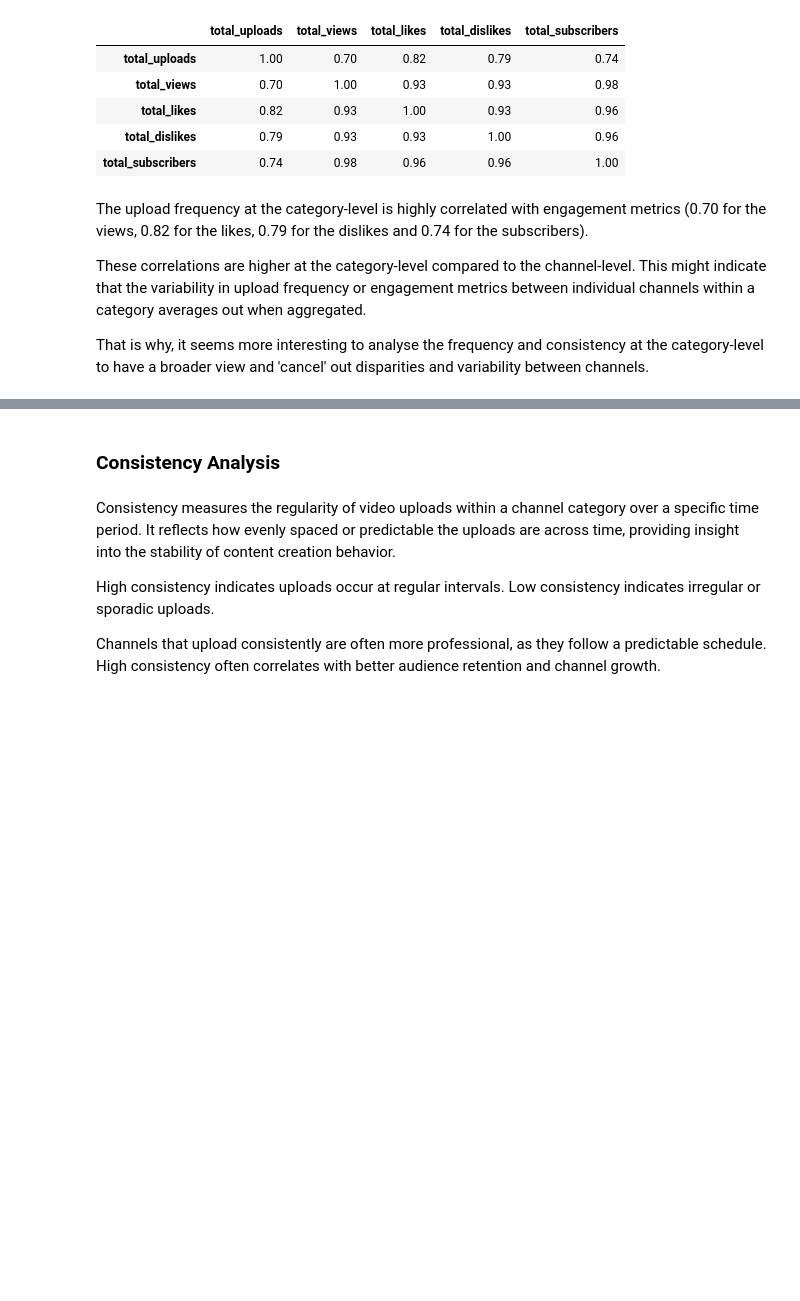
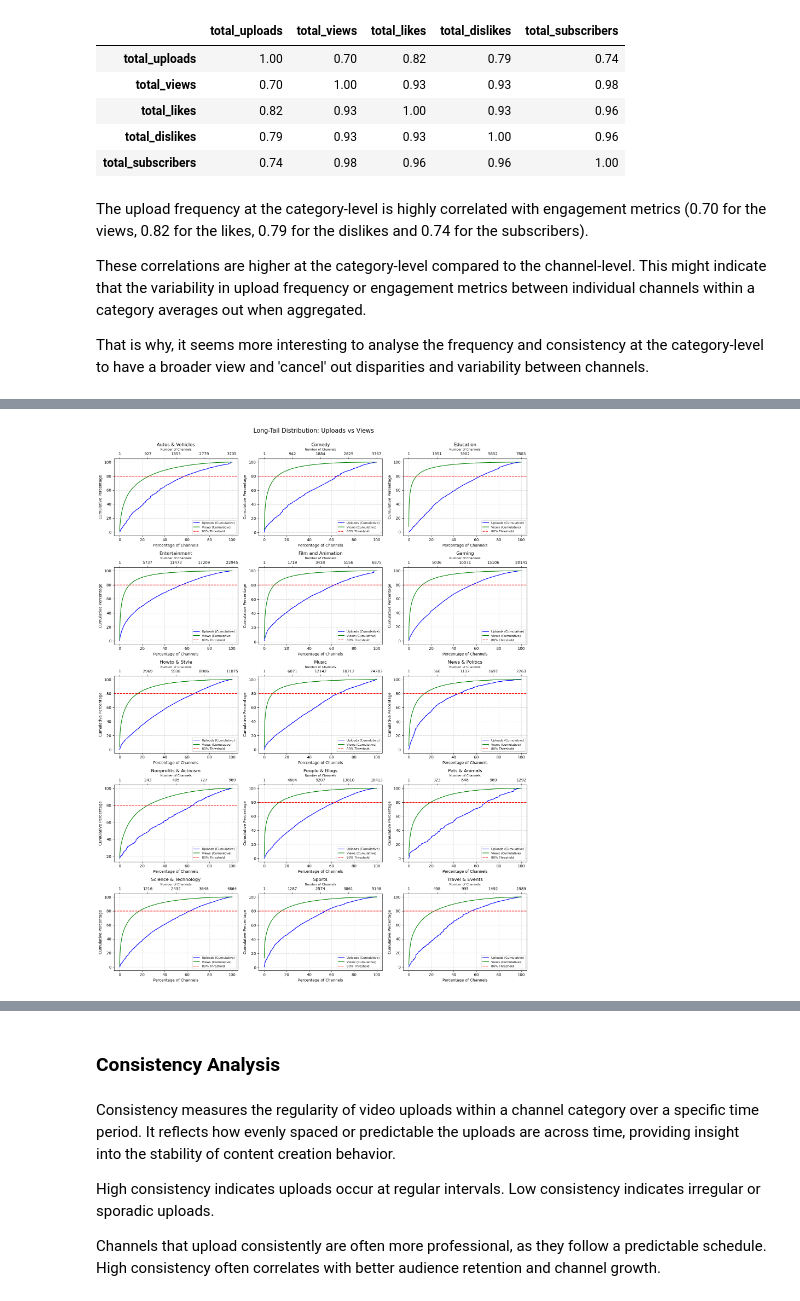
Before and after one commit to epfl-ada/ada-2024-project-panada, a Jupyter notebook: YouTube_Content_Analysis.ipynb, the cells around one changed output, grey strips where cells are left out. Drawn from its saved outputs; the diff is of its cells as text; code cells hidden in the pictures; blank space fills up the shorter version.

Commit message:
finished long-tail analysis

```diff
--- a/YouTube_Content_Analysis.ipynb
+++ b/YouTube_Content_Analysis.ipynb
@@ -559,0 +564,85 @@ Assess whether the majority of uploads come from a few dominant channels or if t
+# %%
+# Step 1: Aggregate data per channel
+channel_contribution = channel_video_data.groupby(['channel_category', 'channel_id']).agg({
+    'upload_date': 'count',    # Total uploads per channel
+    'view_count': 'sum'        # Total views per channel
+}).reset_index()
+
+channel_contribution.rename(columns={
+    'upload_date': 'total_uploads',
+    'view_count': 'total_views'
+}, inplace=True)
+
+# Step 2: Normalize within each category
+channel_contribution['upload_percentage'] = channel_contribution.groupby('channel_category')['total_uploads'].transform(lambda x: x / x.sum() * 100)
+channel_contribution['view_percentage'] = channel_contribution.groupby('channel_category')['total_views'].transform(lambda x: x / x.sum() * 100)
+
+import matplotlib.pyplot as plt
+import numpy as np
+
+# Assuming `channel_contribution` dataframe exists
+categories = channel_contribution['channel_category'].unique()
+
+# Calculate the number of rows needed for 2-column layout
+n_cols = 3
+n_rows = int(np.ceil(len(categories) / n_cols))
+
+# Create a figure with subplots
+fig, axes = plt.subplots(
+    nrows=n_rows,
+    ncols=n_cols,
+    figsize=(16, n_rows * 4),  # Adjust height dynamically
+    sharex=False,
+    sharey=False
+)
+
+# Flatten axes for easy indexing
+axes = axes.flatten()
+
+for i, category in enumerate(categories):
+    # Filter and sort the subset
+    subset = channel_contribution[channel_contribution['channel_category'] == category]
+    subset = subset.sort_values(by='view_percentage', ascending=False).reset_index()
+
+    # Calculate cumulative percentages
+    cumulative_uploads = subset['upload_percentage'].cumsum()
+    cumulative_views = subset['view_percentage'].cumsum()
+
+    # Calculate x-axis values
+    x_percentage = np.linspace(0, 100, len(subset))  # Percentage of channels
+    x_channels = np.arange(1, len(subset) + 1)       # Absolute number of channels
+
+    # Get the subplot axis
+    ax = axes[i]
+
+    # Plot uploads and views
+    ax.plot(x_percentage, cumulative_uploads, label='Uploads (Cumulative)', color='blue')
+    ax.plot(x_percentage, cumulative_views, label='Views (Cumulative)', color='green')
+
+    # Add secondary x-axis for the number of channels
+    ax2 = ax.twiny()
+    ax2.set_xlim(ax.get_xlim())  # Match x-axis limits
+    ax2.set_xticks(np.linspace(0, 100, 5))  # Match percentage scale for better alignment
+    ax2.set_xticklabels(np.linspace(1, len(subset), 5, dtype=int))  # Actual channel numbers
+
+    # Customize secondary x-axis
+    ax2.set_xlabel("Number of Channels", fontsize=8)
+
+    # Add titles and labels
+    ax.set_title(f"{category}", fontsize=12)
+    ax.set_xlabel("Percentage of Channels", fontsize=10)
+    ax.set_ylabel("Cumulative Percentage", fontsize=10)
+    ax.axhline(80, color='red', linestyle='--', label="80% Threshold")
+    ax.legend(loc='lower right', fontsize=8)
+    ax.grid(True, linestyle='--', alpha=0.6)
+
+# Hide unused subplots (if categories are fewer than the grid)
+for j in range(len(categories), len(axes)):
+    fig.delaxes(axes[j])
+
+# Adjust layout for better spacing
+plt.tight_layout()
+plt.suptitle("Long-Tail Distribution: Uploads vs Views", fontsize=16, y=1.02)
+plt.show()
+# %% [output]
+[figure, added]
```
Also changed, not shown: parts of 4 cells of this notebook.
